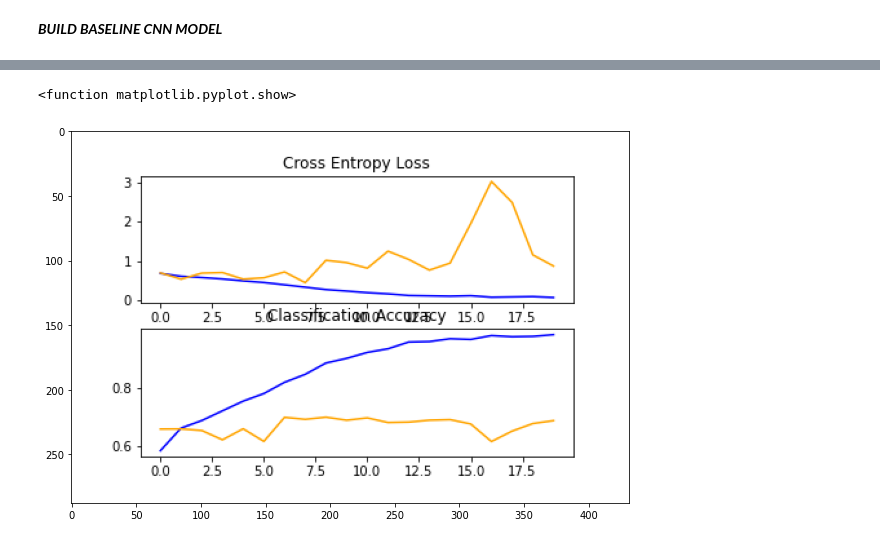
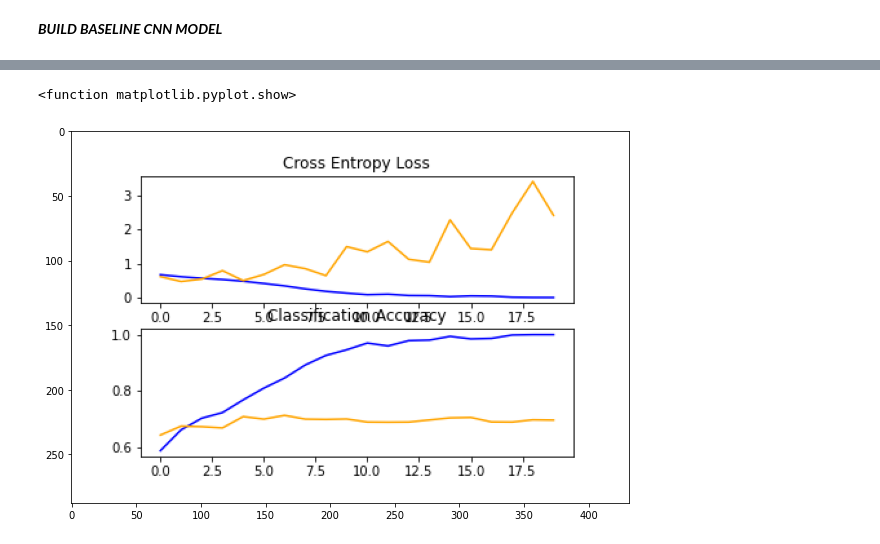
Before and after one commit to WillDera/cats_vs_dog, a Jupyter notebook: cats_and_dogs_convNet.ipynb, the cells around one changed output, grey strips where cells are left out. Saved outputs shown, nothing was run; the diff lists cells and outputs as text; code cells hidden in the pictures.

```diff
--- a/cats_and_dogs_convNet.ipynb
+++ b/cats_and_dogs_convNet.ipynb
@@ -134,9 +137,9 @@ Found 2023 images belonging to 2 classes.
 # %%
 # showing our image
 pyplot.figure(figsize=(10,8))
-img = imread('ipykernel_launcher.py_ADAMplot.png')
+img = imread('ipykernel_launcher.py_1plot.png')
 pyplot.imshow(img)
 pyplot.show
 # %% [output]
 <function matplotlib.pyplot.show>
-[figure, old version]
+[figure, new version]
```
Also changed, not shown: parts of 4 cells of this notebook.
